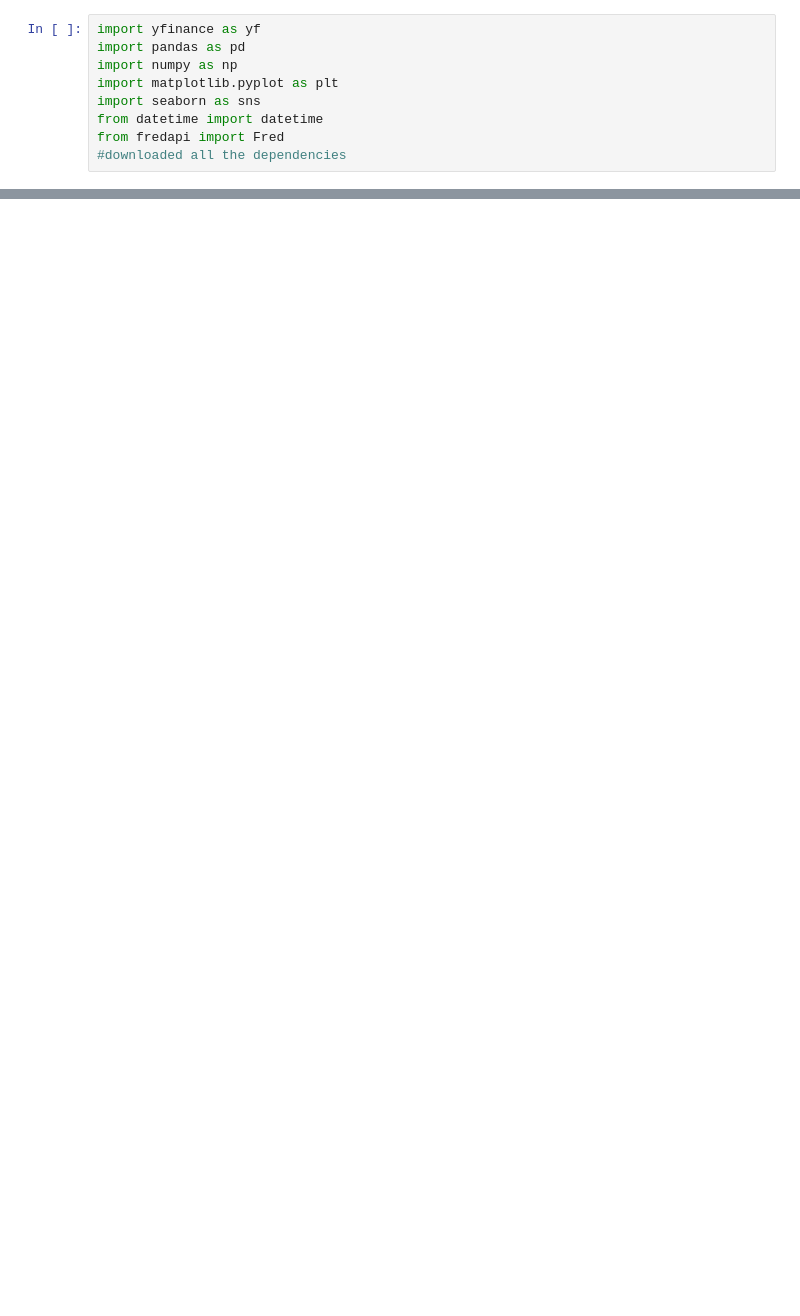
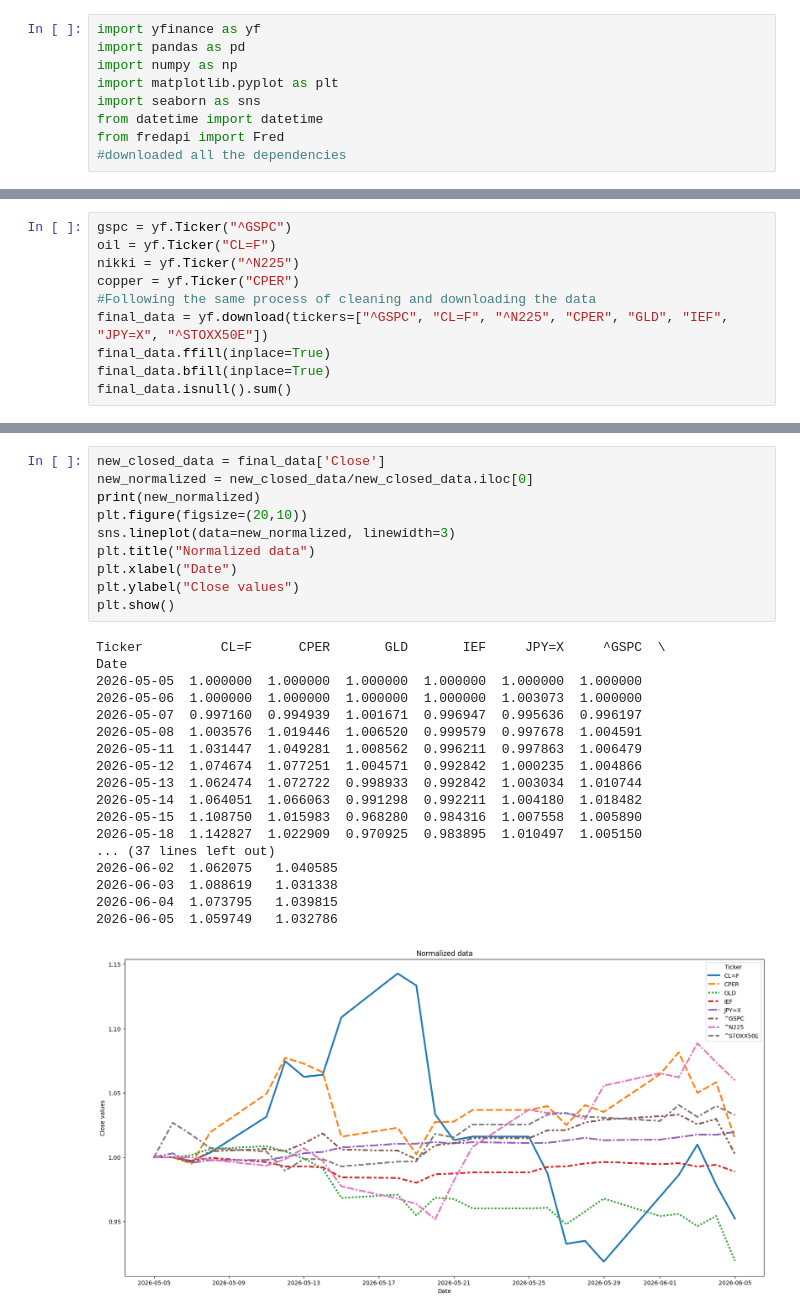
Before and after one commit to skanda137/heatmap, a Jupyter notebook: correlation.ipynb, the cells around one changed output, grey strips where cells are left out. Drawn from its saved outputs; the diff is of its cells as text; blank space fills up the shorter version.

```diff
--- a/correlation.ipynb
+++ b/correlation.ipynb
@@ -123,0 +164,10 @@ Date
+# %%
+gspc = yf.Ticker("^GSPC")
+oil = yf.Ticker("CL=F")
+nikki = yf.Ticker("^N225")
+copper = yf.Ticker("CPER")
+#Following the same process of cleaning and downloading the data
+final_data = yf.download(tickers=["^GSPC", "CL=F", "^N225", "CPER", "GLD", "IEF", "JPY=X", "^STOXX50E"])
+final_data.ffill(inplace=True)
+final_data.bfill(inplace=True)
+final_data.isnull().sum()
@@ -123,0 +193,29 @@ Date
+# %%
+new_closed_data = final_data['Close']
+new_normalized = new_closed_data/new_closed_data.iloc[0]
+print(new_normalized)
+plt.figure(figsize=(20,10))
+sns.lineplot(data=new_normalized, linewidth=3)
+plt.title("Normalized data")
+plt.xlabel("Date")
+plt.ylabel("Close values")
+plt.show()
+# %% [output]
+Ticker          CL=F      CPER       GLD       IEF     JPY=X     ^GSPC  \
+Date
+2026-05-05  1.000000  1.000000  1.000000  1.000000  1.000000  1.000000
+2026-05-06  1.000000  1.000000  1.000000  1.000000  1.003073  1.000000
+2026-05-07  0.997160  0.994939  1.001671  0.996947  0.995636  0.996197
+2026-05-08  1.003576  1.019446  1.006520  0.999579  0.997678  1.004591
+2026-05-11  1.031447  1.049281  1.008562  0.996211  0.997863  1.006479
+2026-05-12  1.074674  1.077251  1.004571  0.992842  1.000235  1.004866
+2026-05-13  1.062474  1.072722  0.998933  0.992842  1.003034  1.010744
+2026-05-14  1.064051  1.066063  0.991298  0.992211  1.004180  1.018482
+2026-05-15  1.108750  1.015983  0.968280  0.984316  1.007558  1.005890
+2026-05-18  1.142827  1.022909  0.970925  0.983895  1.010497  1.005150
+... (37 lines left out)
+2026-06-02  1.062075   1.040585
+2026-06-03  1.088619   1.031338
+2026-06-04  1.073795   1.039815
+2026-06-05  1.059749   1.032786
+[figure, added]
```
Also changed, not shown: parts of 11 cells of this notebook.
